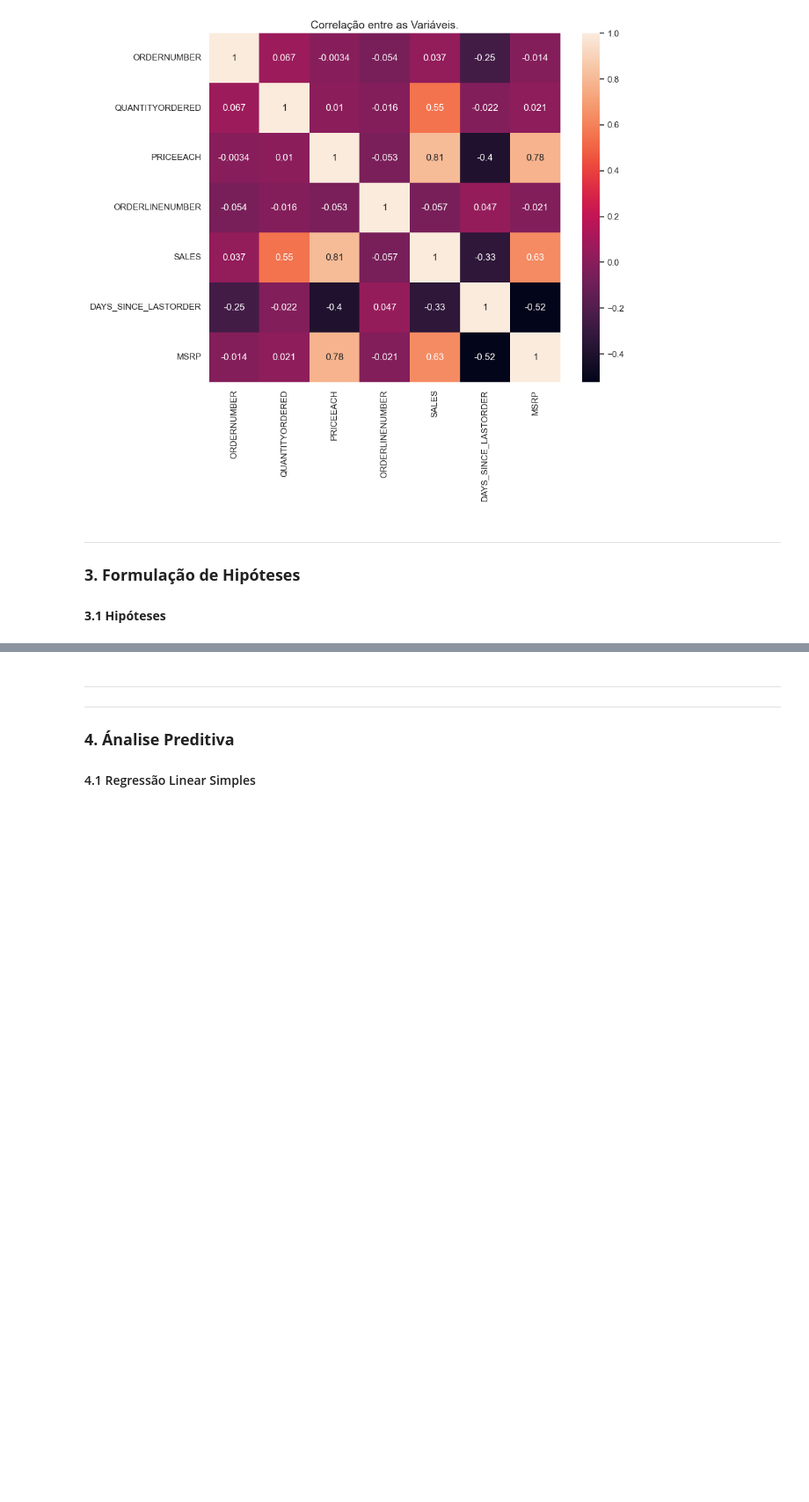
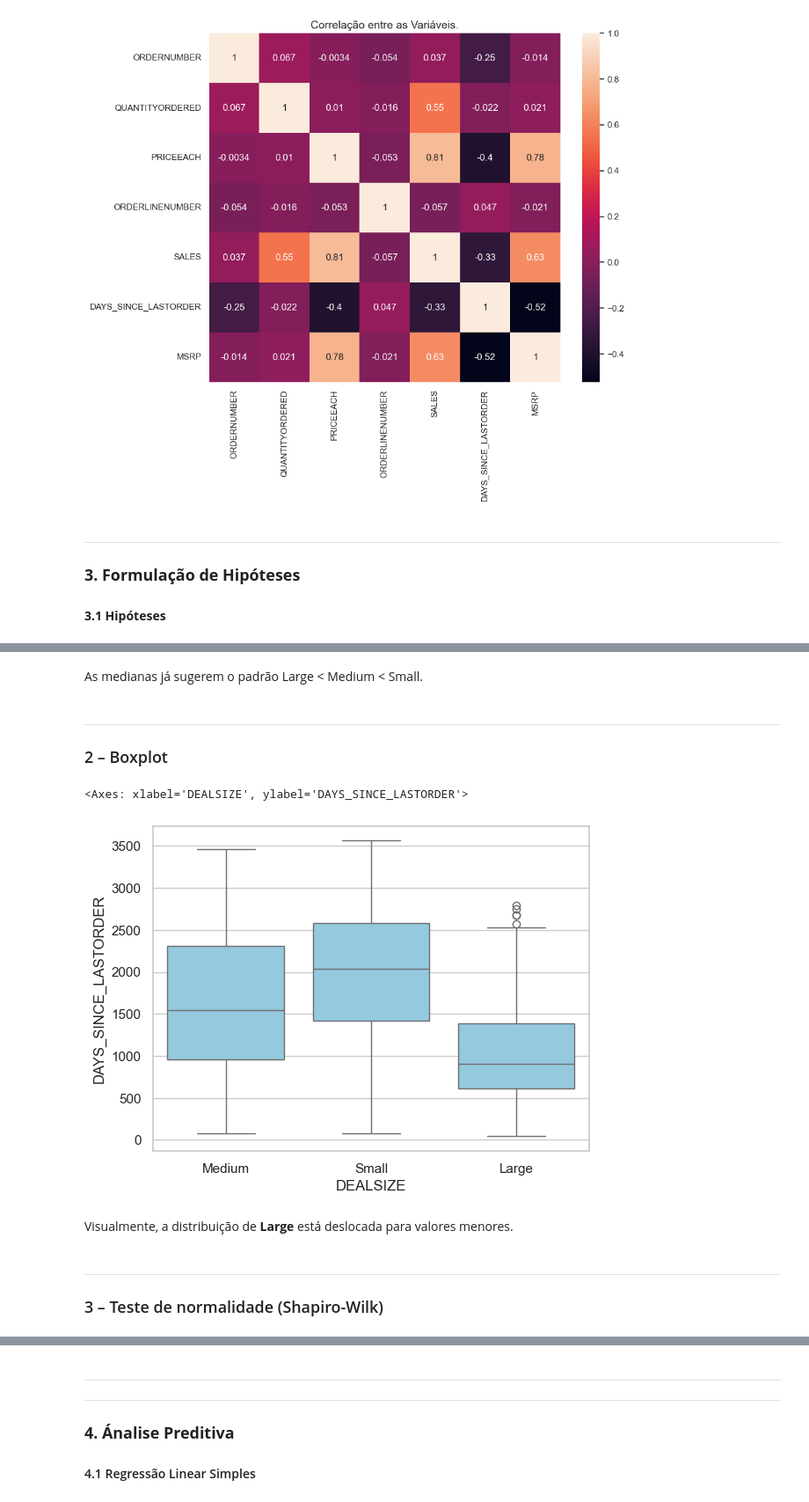
Before and after one commit to Michelyserras/Analise-vendas-automotivas, a Jupyter notebook: notebook/AnaliseAutomotiva.ipynb, the cells around one changed output, grey strips where cells are left out. Shown: that part at 88% size. Saved outputs shown, nothing was run; the diff lists cells and outputs as text; code cells hidden in the pictures; blank space fills up the shorter version.

```diff
--- a/notebook/AnaliseAutomotiva.ipynb
+++ b/notebook/AnaliseAutomotiva.ipynb
@@ -445,0 +542,16 @@ Há diferença significativa nas medianas (Rejeitar H0)
+# %% [markdown]
+As medianas já sugerem o padrão Large < Medium < Small.
+# %% [markdown]
+---
+
+### 2 – Boxplot
+# %%
+sns.boxplot(x="DEALSIZE", y="DAYS_SINCE_LASTORDER", data=df, color="skyblue")
+# %% [output]
+<Axes: xlabel='DEALSIZE', ylabel='DAYS_SINCE_LASTORDER'>
+[figure, added]
+# %% [markdown]
+Visualmente, a distribuição de **Large** está deslocada para valores menores.
+# %% [markdown]
+---
+### 3 – Teste de normalidade (Shapiro-Wilk)
```
Also changed, not shown: parts of 96 cells of this notebook.
